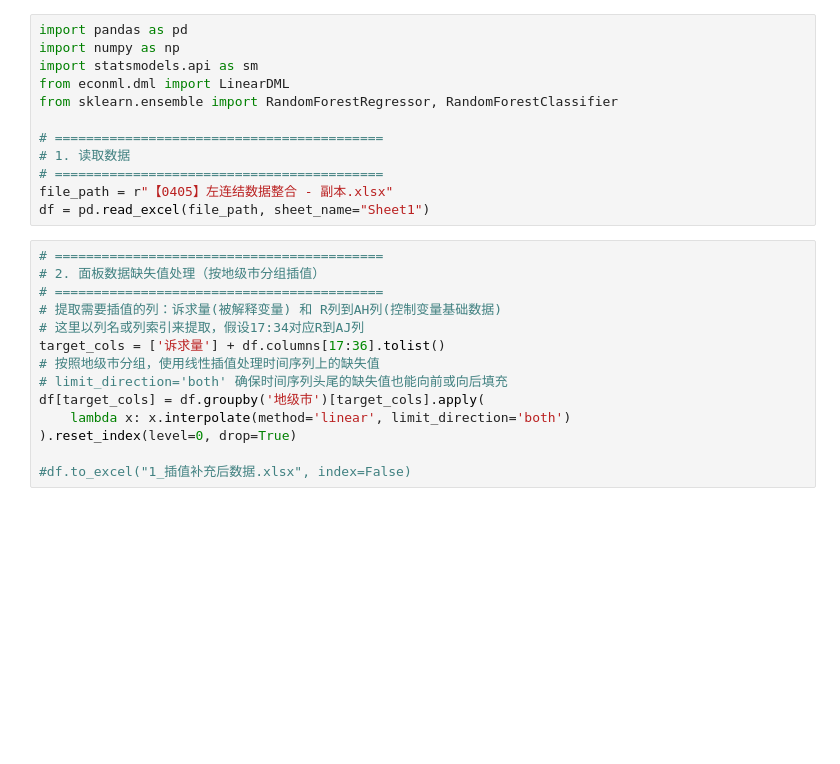
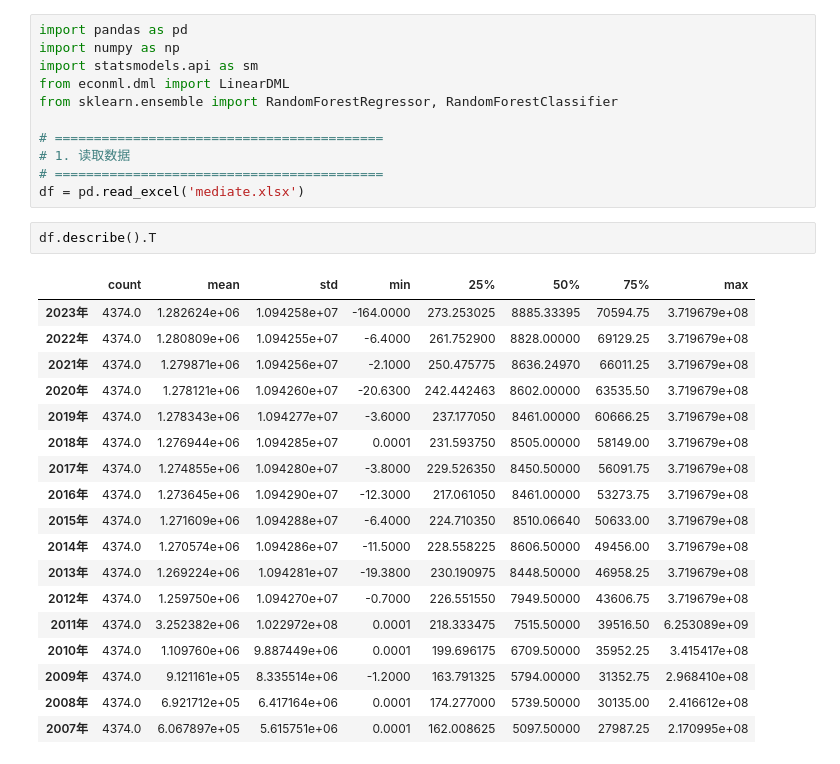
Before and after one commit to butforyou/tjjm, a Jupyter notebook: mediator.ipynb, the cells around one changed output. Cells and saved outputs as stored; diff of their text form; blank space fills up the shorter version.

Commit message:
finish mediate

```diff
--- a/mediator.ipynb
+++ b/mediator.ipynb
@@ -8,19 +8,25 @@ from sklearn.ensemble import RandomForestRegressor, RandomForestClassifier
 # ==========================================
 # 1. 读取数据
 # ==========================================
-file_path = r"【0405】左连结数据整合 - 副本.xlsx"
-df = pd.read_excel(file_path, sheet_name="Sheet1")
+df = pd.read_excel('mediate.xlsx')
-# %%
-# ==========================================
-# 2. 面板数据缺失值处理（按地级市分组插值）
-# ==========================================
-# 提取需要插值的列：诉求量(被解释变量) 和 R列到AH列(控制变量基础数据)
-# 这里以列名或列索引来提取，假设17:34对应R到AJ列
-target_cols = ['诉求量'] + df.columns[17:36].tolist()
-# 按照地级市分组，使用线性插值处理时间序列上的缺失值
-# limit_direction='both' 确保时间序列头尾的缺失值也能向前或向后填充
-df[target_cols] = df.groupby('地级市')[target_cols].apply(
-    lambda x: x.interpolate(method='linear', limit_direction='both')
-).reset_index(level=0, drop=True)
-
-#df.to_excel("1_插值补充后数据.xlsx", index=False)
+# %%
+df.describe().T
+# %% [output]
+|  | count | mean | std | min | 25% | 50% | 75% | max |
+| 2023年 | 4374.0 | 1.282624e+06 | 1.094258e+07 | -164.0000 | 273.253025 | 8885.33395 | 70594.75 | 3.719679e+08 |
+| 2022年 | 4374.0 | 1.280809e+06 | 1.094255e+07 | -6.4000 | 261.752900 | 8828.00000 | 69129.25 | 3.719679e+08 |
+| 2021年 | 4374.0 | 1.279871e+06 | 1.094256e+07 | -2.1000 | 250.475775 | 8636.24970 | 66011.25 | 3.719679e+08 |
+| 2020年 | 4374.0 | 1.278121e+06 | 1.094260e+07 | -20.6300 | 242.442463 | 8602.00000 | 63535.50 | 3.719679e+08 |
+| 2019年 | 4374.0 | 1.278343e+06 | 1.094277e+07 | -3.6000 | 237.177050 | 8461.00000 | 60666.25 | 3.719679e+08 |
+| 2018年 | 4374.0 | 1.276944e+06 | 1.094285e+07 | 0.0001 | 231.593750 | 8505.00000 | 58149.00 | 3.719679e+08 |
+| 2017年 | 4374.0 | 1.274855e+06 | 1.094280e+07 | -3.8000 | 229.526350 | 8450.50000 | 56091.75 | 3.719679e+08 |
+| 2016年 | 4374.0 | 1.273645e+06 | 1.094290e+07 | -12.3000 | 217.061050 | 8461.00000 | 53273.75 | 3.719679e+08 |
+| 2015年 | 4374.0 | 1.271609e+06 | 1.094288e+07 | -6.4000 | 224.710350 | 8510.06640 | 50633.00 | 3.719679e+08 |
+| 2014年 | 4374.0 | 1.270574e+06 | 1.094286e+07 | -11.5000 | 228.558225 | 8606.50000 | 49456.00 | 3.719679e+08 |
+| 2013年 | 4374.0 | 1.269224e+06 | 1.094281e+07 | -19.3800 | 230.190975 | 8448.50000 | 46958.25 | 3.719679e+08 |
+| 2012年 | 4374.0 | 1.259750e+06 | 1.094270e+07 | -0.7000 | 226.551550 | 7949.50000 | 43606.75 | 3.719679e+08 |
+| 2011年 | 4374.0 | 3.252382e+06 | 1.022972e+08 | 0.0001 | 218.333475 | 7515.50000 | 39516.50 | 6.253089e+09 |
+| 2010年 | 4374.0 | 1.109760e+06 | 9.887449e+06 | 0.0001 | 199.696175 | 6709.50000 | 35952.25 | 3.415417e+08 |
+| 2009年 | 4374.0 | 9.121161e+05 | 8.335514e+06 | -1.2000 | 163.791325 | 5794.00000 | 31352.75 | 2.968410e+08 |
+| 2008年 | 4374.0 | 6.921712e+05 | 6.417164e+06 | 0.0001 | 174.277000 | 5739.50000 | 30135.00 | 2.416612e+08 |
+| 2007年 | 4374.0 | 6.067897e+05 | 5.615751e+06 | 0.0001 | 162.008625 | 5097.50000 | 27987.25 | 2.170995e+08 |
```
Also changed, not shown: parts of 13 cells of this notebook, 7 other files.
